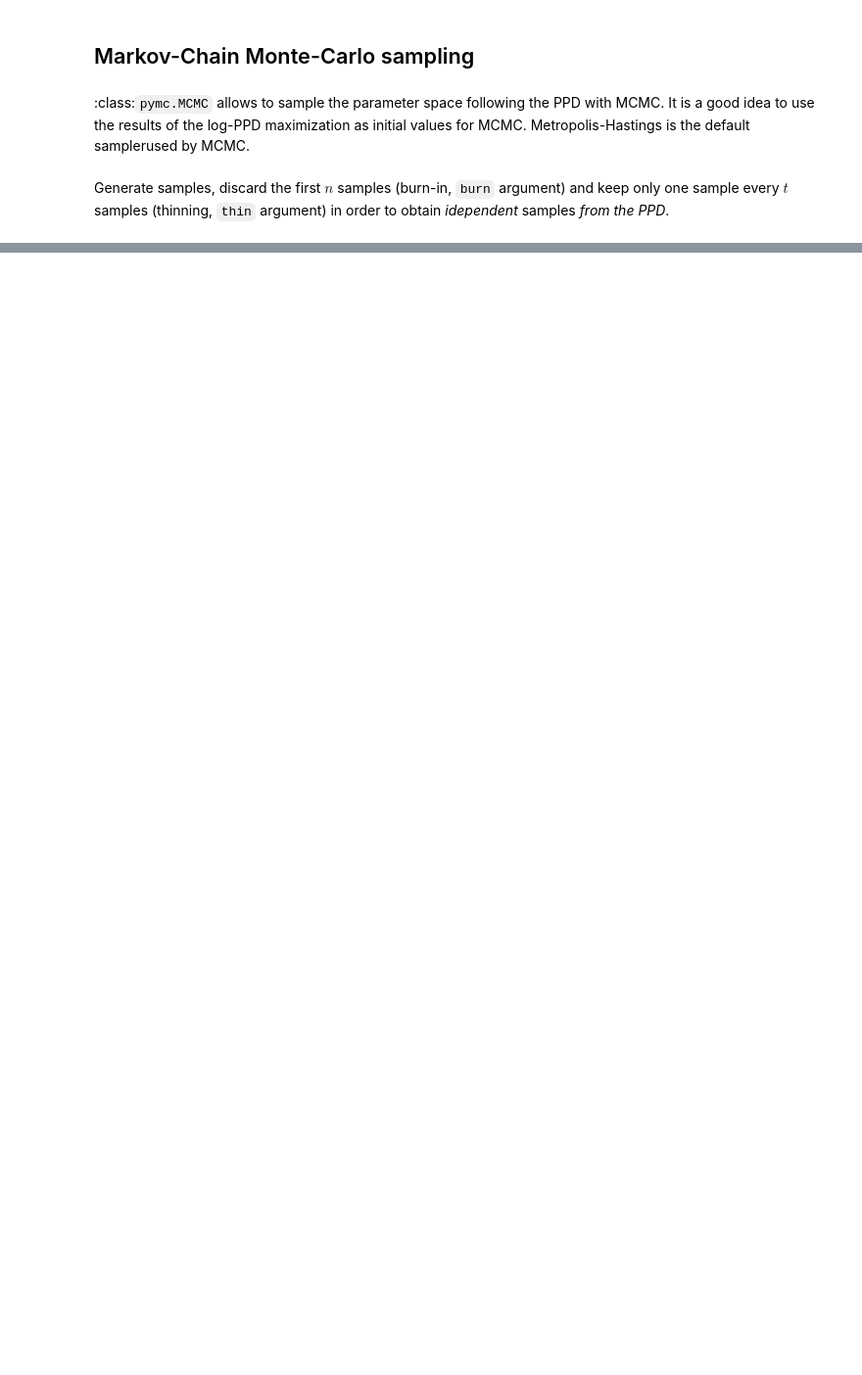
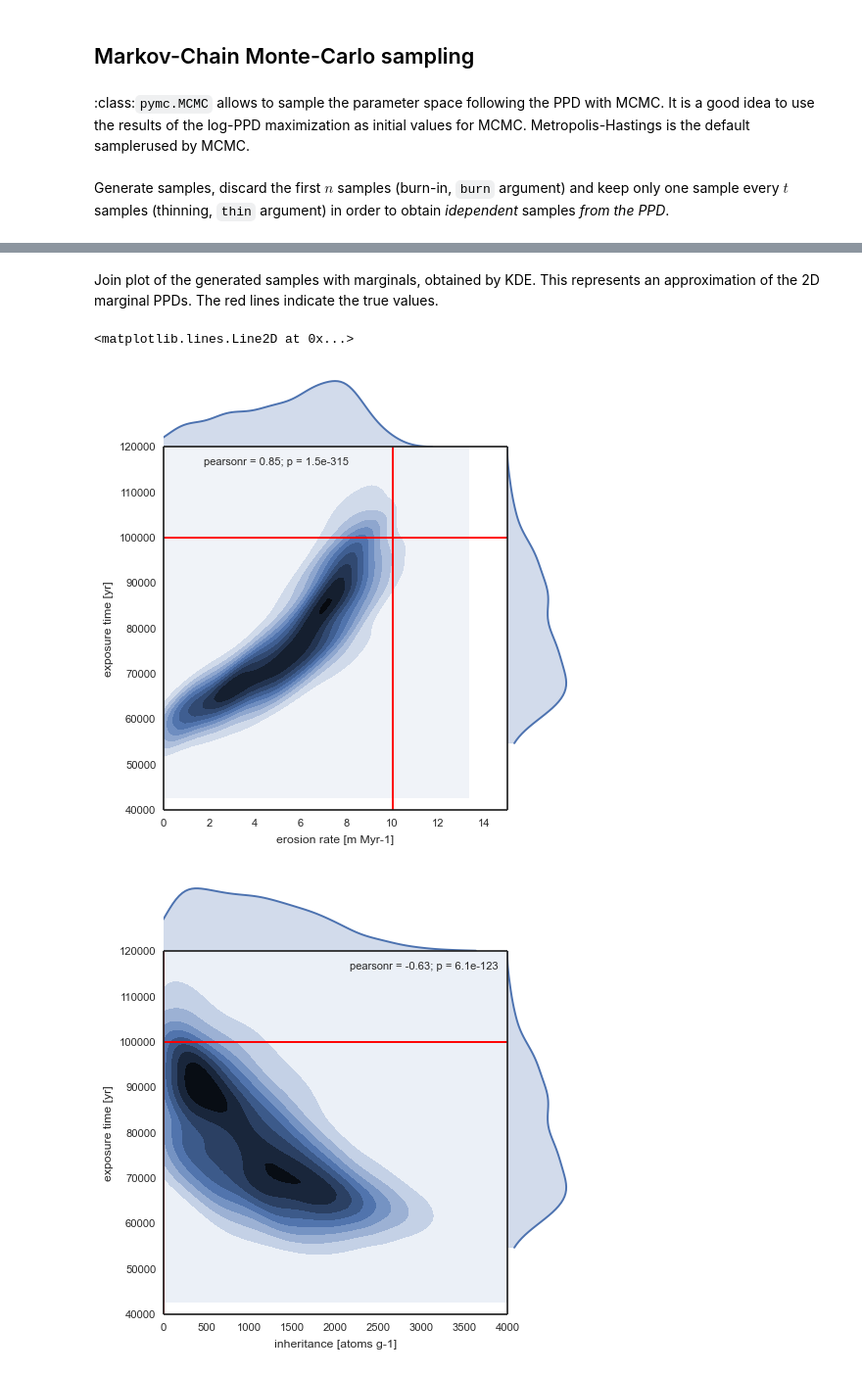
Before and after one commit to benbovy/cosmogenic_dating, a Jupyter notebook: Bayes_test_4params.ipynb, the cells around one changed output, grey strips where cells are left out. Shown at 98% size. Drawn from its saved outputs; the diff is of its cells as text; code cells hidden in the pictures; blank space fills up the shorter version.

```diff
--- a/Bayes_test_4params.ipynb
+++ b/Bayes_test_4params.ipynb
@@ -226,0 +245,64 @@ sns.jointplot(mcmc_smodel.trace('erosion_rate')[:],
+# %% [markdown]
+Join plot of the generated samples with marginals, obtained by KDE. This represents an approximation of the 2D marginal PPDs. The red lines indicate the true values.
+# %%
+sns.set(style="white")
+sns.set_context('paper')
+
+# exposure vs. erosion
+p = sns.jointplot(mcmc_smodel.trace('erosion_rate')[:] * 1e4,
+                  mcmc_smodel.trace('exposure_time')[:],
+                  xlim=[0, 15], ylim=[4e4, 1.2e5],
+                  kind="kde", size=5, space=0)
+plt.setp(p.ax_joint,
+         xlabel='erosion rate [m Myr-1]',
+         ylabel='exposure time [yr]')
+p.ax_joint.axhline(true_exposure, color='r')
+p.ax_joint.axvline(true_erosion * 1e4, color='r')
+
+# exposure vs. inheritance
+p = sns.jointplot(mcmc_smodel.trace('inheritance')[:],
+                  mcmc_smodel.trace('exposure_time')[:],
+                  xlim=[0, 4000], ylim=[4e4, 1.2e5],
+                  kind="kde", size=5, space=0)
+plt.setp(p.ax_joint,
+         xlabel='inheritance [atoms g-1]',
+         ylabel='exposure time [yr]')
+p.ax_joint.axhline(true_exposure, color='r')
+p.ax_joint.axvline(true_inheritance, color='r')
+
+# exposure vs. density
+p = sns.jointplot(mcmc_smodel.trace('soil_density')[:],
+                  mcmc_smodel.trace('exposure_time')[:],
+                  xlim=[1.8, 2.3], ylim=[4e4, 1.2e5],
+                  kind="kde", size=5, space=0)
+plt.setp(p.ax_joint,
+         xlabel='soil density [g cm-3]',
+         ylabel='exposure time [yr]')
+p.ax_joint.axhline(true_exposure, color='r')
+p.ax_joint.axvline(true_density, color='r')
+
+# density vs. erosion
+p = sns.jointplot(mcmc_smodel.trace('erosion_rate')[:] * 1e4,
+                  mcmc_smodel.trace('soil_density')[:],
+                  xlim=[0, 15], ylim=[1.8, 2.3],
+                  kind="kde", size=5, space=0)
+plt.setp(p.ax_joint,
+         xlabel='erosion rate [m Myr-1]',
+         ylabel='soil density [g cm-3]')
+p.ax_joint.axhline(true_density, color='r')
+p.ax_joint.axvline(true_erosion * 1e4, color='r')
+
+# inheritance vs. erosion
+p = sns.jointplot(mcmc_smodel.trace('erosion_rate')[:] * 1e4,
+                  mcmc_smodel.trace('inheritance')[:],
+                  xlim=[0, 15], ylim=[0, 4000],
+                  kind="kde", size=5, space=0)
+plt.setp(p.ax_joint,
+         xlabel='erosion rate [m Myr-1]',
+         ylabel='inheritance [atoms g-1]')
+p.ax_joint.axhline(true_inheritance, color='r')
+p.ax_joint.axvline(true_erosion * 1e4, color='r')
+# %% [output]
+<matplotlib.lines.Line2D at 0x...>
+[figure, added]
+[figure, added]
```
Also changed, not shown: parts of 26 cells of this notebook, 14 other files.
